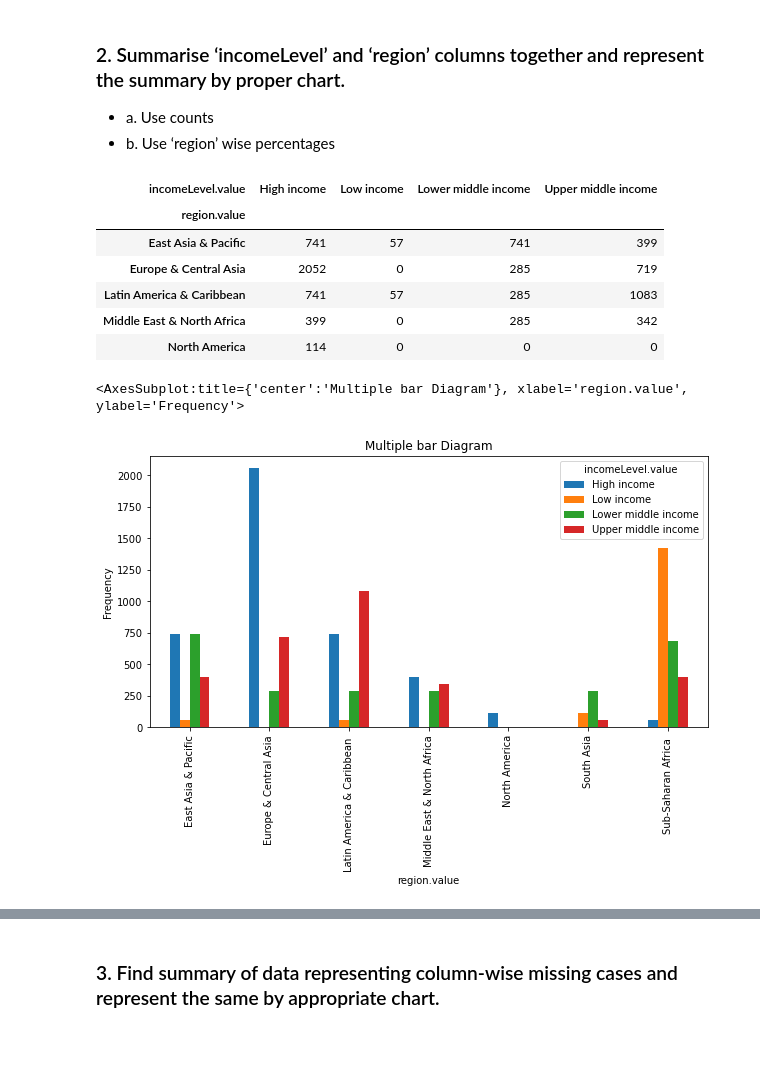
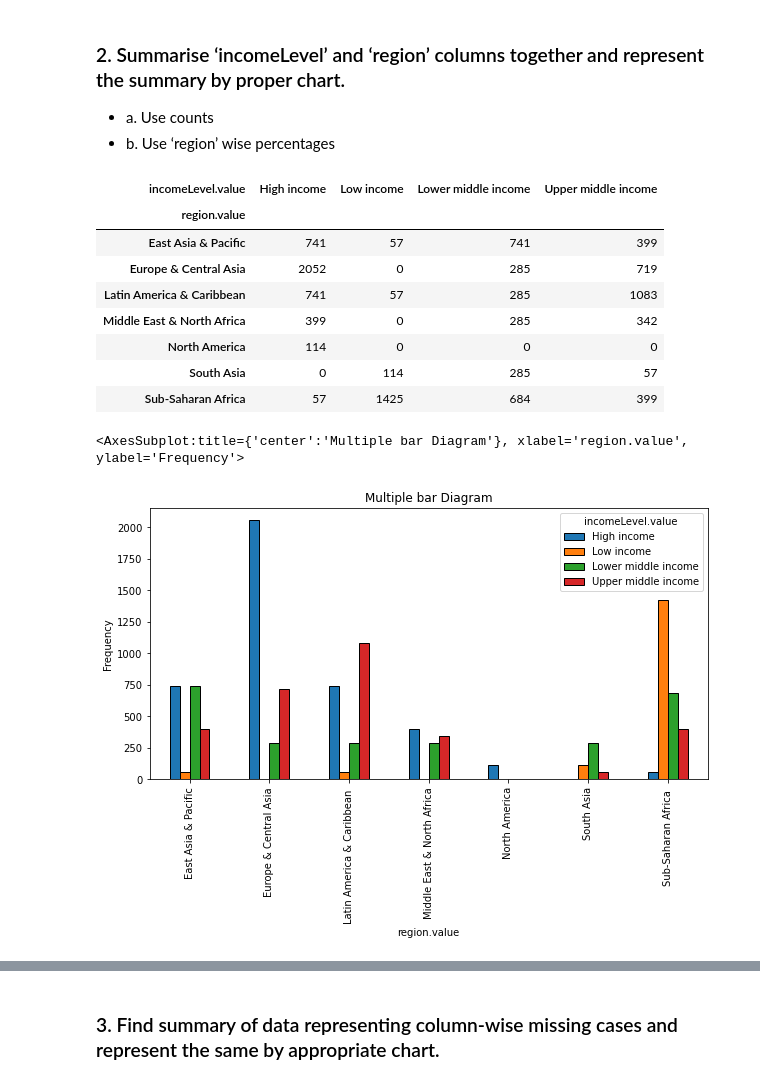
Before and after one commit to Jayesh-Chavan/Data-Visualization-, a Jupyter notebook: Data Visualization Assignment/Data Visualization Assignment.ipynb, the cells around one changed output, grey strips where cells are left out. Drawn from its saved outputs; the diff is of its cells as text; code cells hidden in the pictures; blank space fills up the shorter version.

```diff
--- a/Data Visualization Assignment/Data Visualization Assignment.ipynb
+++ b/Data Visualization Assignment/Data Visualization Assignment.ipynb
@@ -190,6 +217,6 @@ proprotion of Low and lower middle income in South Asia   :- 0.40034810473345717
 proprotion of Low and lower middle income in Sub-Saharan Africa :- 0.4112071158115141
 Mean Proportion of Low and lower middle income:- 0.4281886430914869
 # %%
-to_fill = df_groupby_reg_inc['East Asia & Pacific','Lower middle income'] - mean_prop * df_groupby_reg_inc['East Asia & Pacific','Lower middle income']
+to_fill = mean_prop * df_groupby_reg_inc['East Asia & Pacific','Lower middle income']
 to_fill
 # %% [output]
@@ -273,7 +300,7 @@ plt.show()
 * b.	Use ‘region’ wise percentages
 # %%
 df1 = pd.crosstab(df['region.value'],df['incomeLevel.value'])
-df1.head()
+df1
 # %% [output]
 | incomeLevel.value | High income | Low income | Lower middle income | Upper middle income |
 | region.value |  |  |  |  |
@@ -282,8 +309,10 @@ df1.head()
 | Latin America & Caribbean | 741 | 57 | 285 | 1083 |
 | Middle East & North Africa | 399 | 0 | 285 | 342 |
 | North America | 114 | 0 | 0 | 0 |
+| South Asia | 0 | 114 | 285 | 57 |
+| Sub-Saharan Africa | 57 | 1425 | 684 | 399 |
 # %%
-df1.plot(kind = 'bar',figsize = (10,5),ylabel = 'Frequency',title = 'Multiple bar Diagram')
+df1.plot(kind = 'bar',figsize = (10,5),ylabel = 'Frequency',title = 'Multiple bar Diagram',edgecolor='black')
 # %% [output]
 <AxesSubplot:title={'center':'Multiple bar Diagram'}, xlabel='region.value', ylabel='Frequency'>
-[figure, old version]
+[figure, new version]
```
Also changed, not shown: parts of 21 cells of this notebook.
